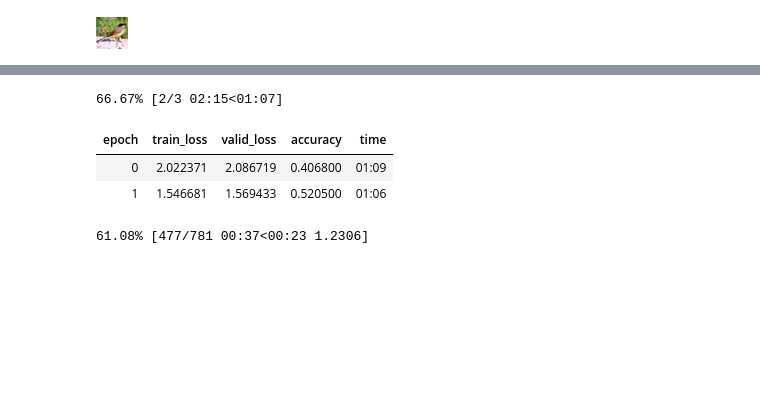
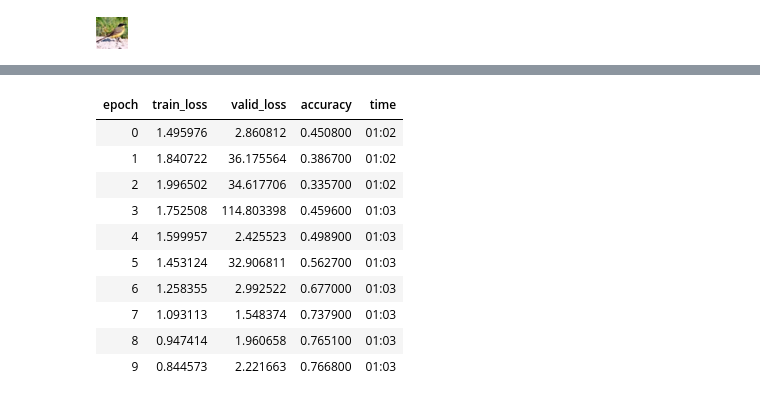
Before and after one commit to PacktPublishing/Deep-Learning-with-fastai-Cookbook, a Jupyter notebook: ch6/training_with_curated_image_datasets.ipynb, the cells around one changed output, grey strips where cells are left out. Cells and saved outputs as stored; diff of their text form; code cells hidden in the pictures; blank space fills up the shorter version.

```diff
--- a/ch6/training_with_curated_image_datasets.ipynb
+++ b/ch6/training_with_curated_image_datasets.ipynb
@@ -94,9 +102,16 @@ learn.predict(img)
 # %%
+%%time
 # train for some more epochs
-learn.fit_one_cycle(3, 0.1)
+learn.fit_one_cycle(10, 0.1)
 # %% [output]
-66.67% [2/3 02:15<01:07]
 | epoch | train_loss | valid_loss | accuracy | time |
-| 0 | 2.022371 | 2.086719 | 0.406800 | 01:09 |
-| 1 | 1.546681 | 1.569433 | 0.520500 | 01:06 |
+| 0 | 1.495976 | 2.860812 | 0.450800 | 01:02 |
+| 1 | 1.840722 | 36.175564 | 0.386700 | 01:02 |
+| 2 | 1.996502 | 34.617706 | 0.335700 | 01:02 |
+| 3 | 1.752508 | 114.803398 | 0.459600 | 01:03 |
+| 4 | 1.599957 | 2.425523 | 0.498900 | 01:03 |
+| 5 | 1.453124 | 32.906811 | 0.562700 | 01:03 |
+| 6 | 1.258355 | 2.992522 | 0.677000 | 01:03 |
+| 7 | 1.093113 | 1.548374 | 0.737900 | 01:03 |
+| 8 | 0.947414 | 1.960658 | 0.765100 | 01:03 |
+| 9 | 0.844573 | 2.221663 | 0.766800 | 01:03 |
-61.08% [477/781 00:37<00:23 1.2306]
```
Also changed, not shown: parts of 9 cells of this notebook.
